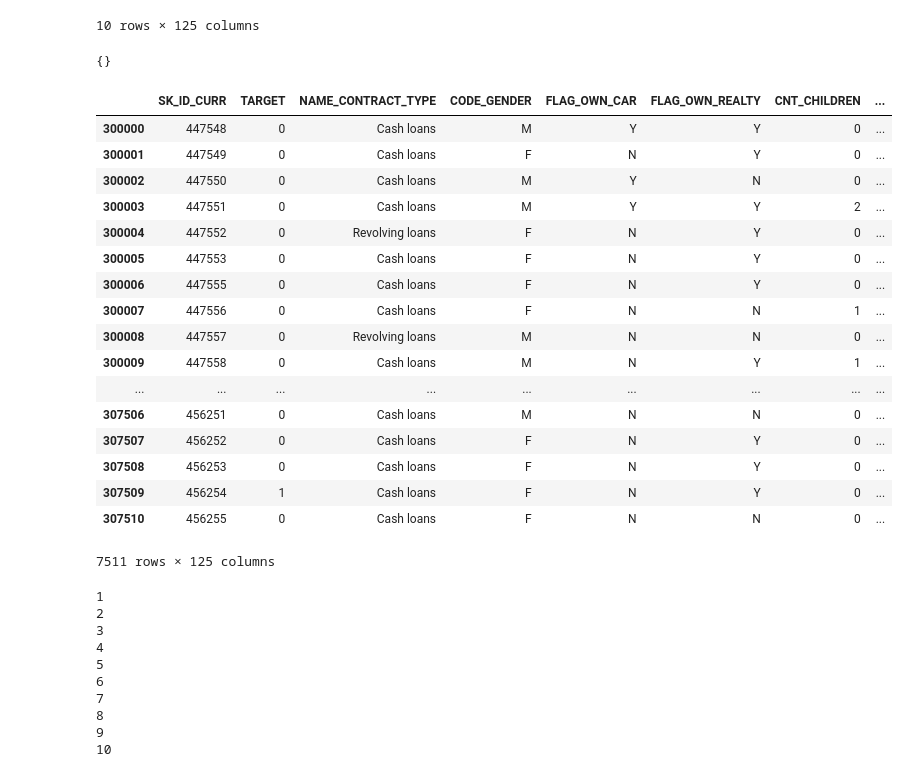
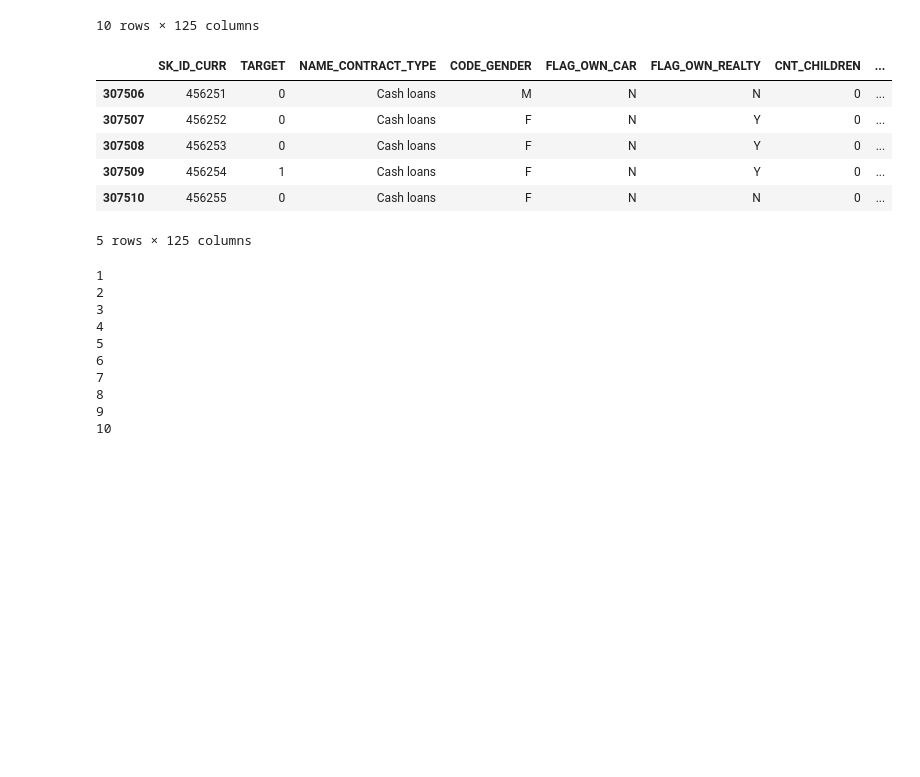
Before and after one commit to RajatChaudhari/HomeCreditDefaultRisk, a Jupyter notebook: HCDR1.ipynb, the cells around one changed output. Cells and saved outputs as stored; diff of their text form; code cells hidden in the pictures; blank space fills up the shorter version.

```diff
--- a/HCDR1.ipynb
+++ b/HCDR1.ipynb
@@ -204,4 +180,2 @@ mydict={}
 # %%
-mydict
+mydict[3]
-# %% [output]
-{}
@@ -210,24 +182,13 @@ mydict=splitFrame(apptrain,50000)
-# %%
-mydict[7]
-# %% [output]
-|  | SK_ID_CURR | TARGET | NAME_CONTRACT_TYPE | CODE_GENDER | FLAG_OWN_CAR | FLAG_OWN_REALTY | CNT_CHILDREN | ... |
-| 300000 | 447548 | 0 | Cash loans | M | Y | Y | 0 | ... |
-| 300001 | 447549 | 0 | Cash loans | F | N | Y | 0 | ... |
-| 300002 | 447550 | 0 | Cash loans | M | Y | N | 0 | ... |
-| 300003 | 447551 | 0 | Cash loans | M | Y | Y | 2 | ... |
-| 300004 | 447552 | 0 | Revolving loans | F | N | Y | 0 | ... |
-| 300005 | 447553 | 0 | Cash loans | F | N | Y | 0 | ... |
-| 300006 | 447555 | 0 | Cash loans | F | N | Y | 0 | ... |
-| 300007 | 447556 | 0 | Cash loans | F | N | N | 1 | ... |
-| 300008 | 447557 | 0 | Revolving loans | M | N | N | 0 | ... |
-| 300009 | 447558 | 0 | Cash loans | M | N | Y | 1 | ... |
-| ... | ... | ... | ... | ... | ... | ... | ... | ... |
-| 307506 | 456251 | 0 | Cash loans | M | N | N | 0 | ... |
-| 307507 | 456252 | 0 | Cash loans | F | N | Y | 0 | ... |
-| 307508 | 456253 | 0 | Cash loans | F | N | Y | 0 | ... |
-| 307509 | 456254 | 1 | Cash loans | F | N | Y | 0 | ... |
-| 307510 | 456255 | 0 | Cash loans | F | N | N | 0 | ... |
-7511 rows × 125 columns
+# %%
+apptrain.tail()
+# %% [output]
+|  | SK_ID_CURR | TARGET | NAME_CONTRACT_TYPE | CODE_GENDER | FLAG_OWN_CAR | FLAG_OWN_REALTY | CNT_CHILDREN | ... |
+| 307506 | 456251 | 0 | Cash loans | M | N | N | 0 | ... |
+| 307507 | 456252 | 0 | Cash loans | F | N | Y | 0 | ... |
+| 307508 | 456253 | 0 | Cash loans | F | N | Y | 0 | ... |
+| 307509 | 456254 | 1 | Cash loans | F | N | Y | 0 | ... |
+| 307510 | 456255 | 0 | Cash loans | F | N | N | 0 | ... |
+5 rows × 125 columns
 # %%
 for i in range(1,10+1):
     print(i)
```
Also changed, not shown: parts of 23 cells of this notebook.
